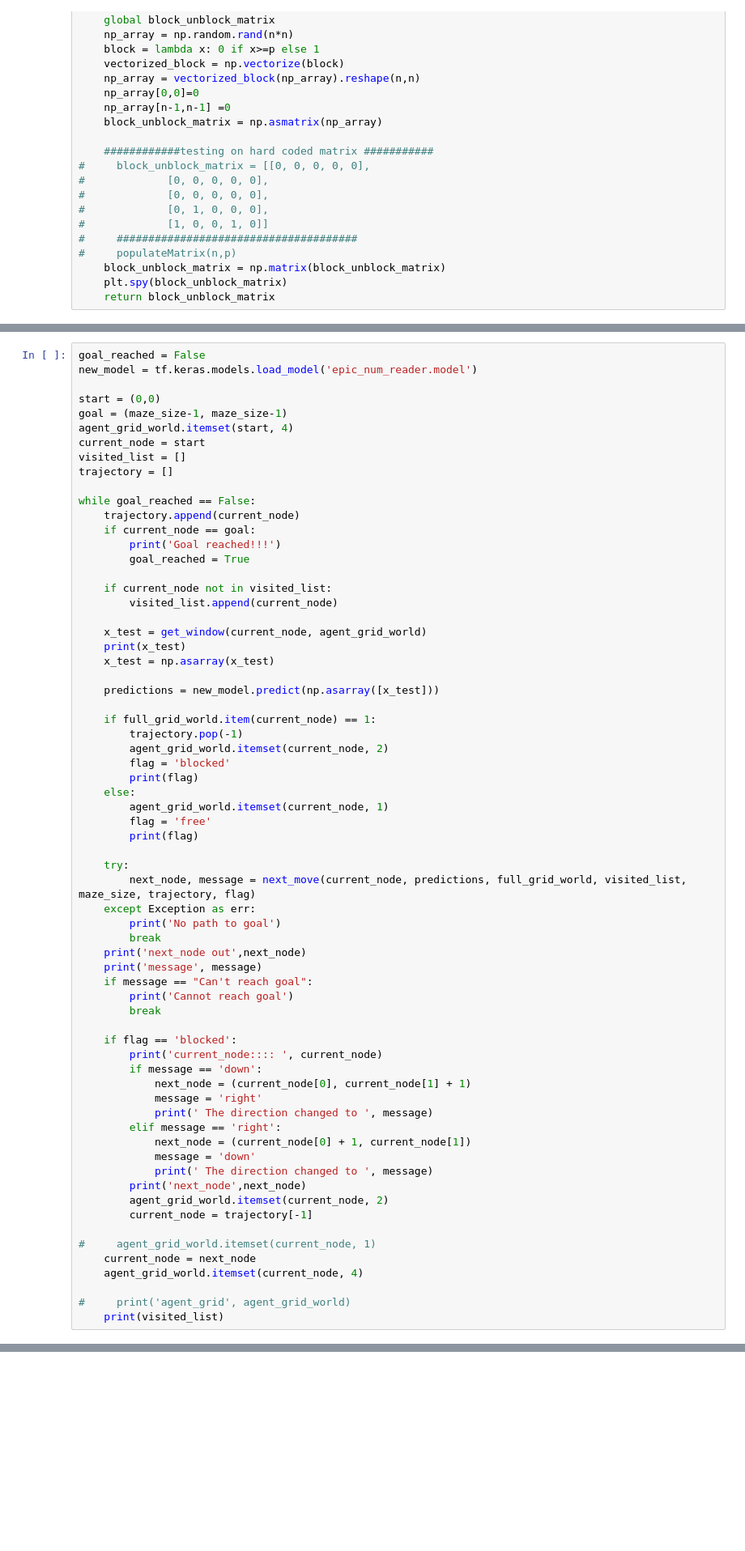
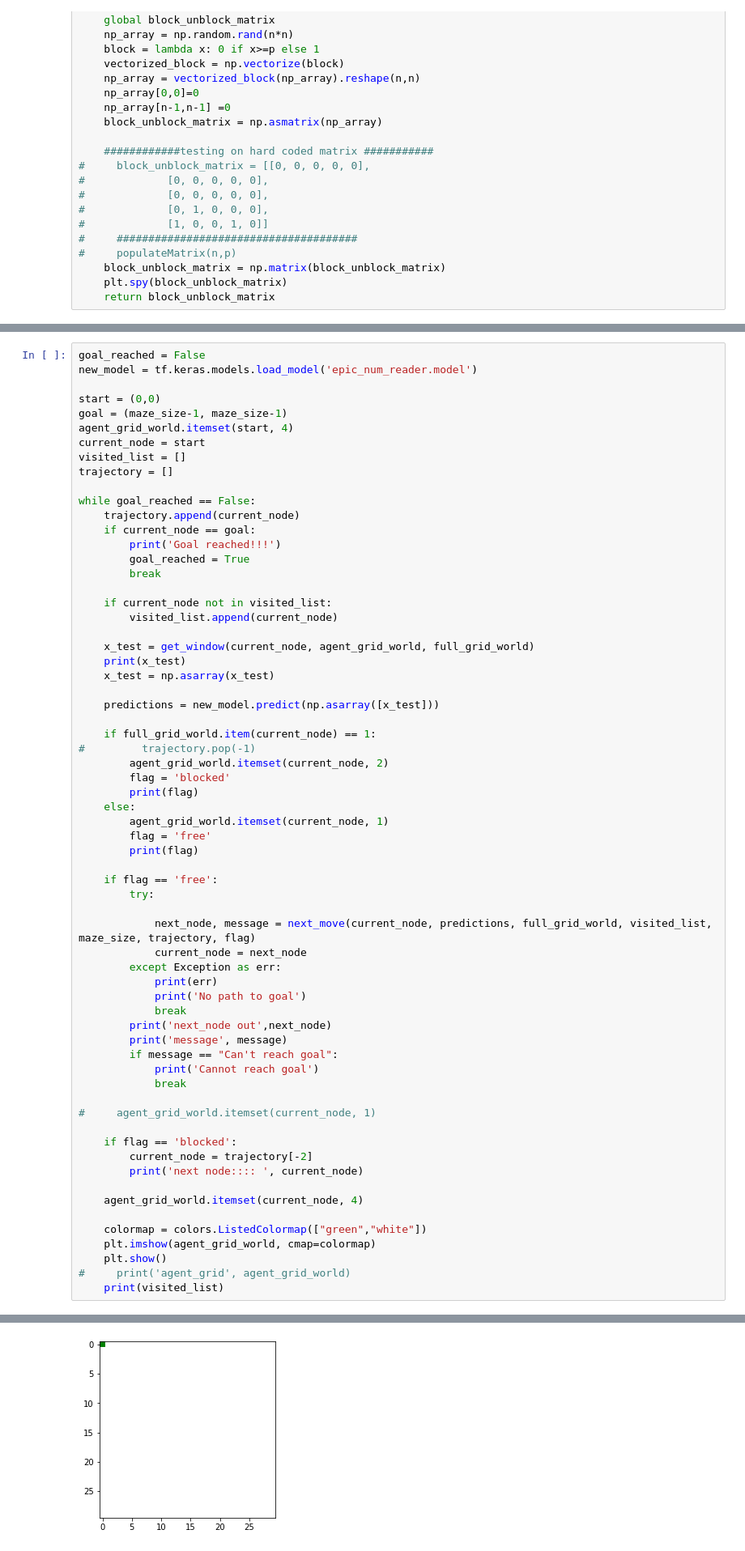
Before and after one commit to kavyakavuri/ImitationGame, a Jupyter notebook: Agent_1_mimic.ipynb, the cells around one changed output, grey strips where cells are left out. Shown: that part at 81% size. Saved outputs shown, nothing was run; the diff lists cells and outputs as text; blank space fills up the shorter version.

```diff
--- a/Agent_1_mimic.ipynb
+++ b/Agent_1_mimic.ipynb
@@ -338,18 +332,19 @@ while goal_reached == False:
     if current_node == goal:
         print('Goal reached!!!')
         goal_reached = True
+        break
 
     if current_node not in visited_list:
         visited_list.append(current_node)
 
-    x_test = get_window(current_node, agent_grid_world)
+    x_test = get_window(current_node, agent_grid_world, full_grid_world)
     print(x_test)
     x_test = np.asarray(x_test)
 
     predictions = new_model.predict(np.asarray([x_test]))
 
     if full_grid_world.item(current_node) == 1:
-        trajectory.pop(-1)
+#         trajectory.pop(-1)
         agent_grid_world.itemset(current_node, 2)
         flag = 'blocked'
         print(flag)
@@ -358,35 +353,32 @@ while goal_reached == False:
         flag = 'free'
         print(flag)
 
-    try:
-        next_node, message = next_move(current_node, predictions, full_grid_world, visited_list, maze_size, trajectory, flag)
-    except Exception as err:
-        print('No path to goal')
-        break
-    print('next_node out',next_node)
-    print('message', message)
-    if message == "Can't reach goal":
-        print('Cannot reach goal')
-        break
+    if flag == 'free':
+        try:
+
+            next_node, message = next_move(current_node, predictions, full_grid_world, visited_list, maze_size, trajectory, flag)
+            current_node = next_node
+        except Exception as err:
+            print(err)
+            print('No path to goal')
+            break
+        print('next_node out',next_node)
+        print('message', message)
+        if message == "Can't reach goal":
+            print('Cannot reach goal')
+            break
+
+#     agent_grid_world.itemset(current_node, 1)
 
     if flag == 'blocked':
-        print('current_node:::: ', current_node)
-        if message == 'down':
-            next_node = (current_node[0], current_node[1] + 1)
-            message = 'right'
-            print(' The direction changed to ', message)
-        elif message == 'right':
-            next_node = (current_node[0] + 1, current_node[1])
-            message = 'down'
-            print(' The direction changed to ', message)
-        print('next_node',next_node)
-        agent_grid_world.itemset(current_node, 2)
-        current_node = trajectory[-1]
+        current_node = trajectory[-2]
+        print('next node:::: ', current_node)
 
-#     agent_grid_world.itemset(current_node, 1)
-    current_node = next_node
     agent_grid_world.itemset(current_node, 4)
 
+    colormap = colors.ListedColormap(["green","white"])
+    plt.imshow(agent_grid_world, cmap=colormap)
+    plt.show()
 #     print('agent_grid', agent_grid_world)
     print(visited_list)
 # %% [output]
@@ -409,0 +398 @@ message down
+[figure, added]
```
Also changed, not shown: parts of 23 cells of this notebook.
